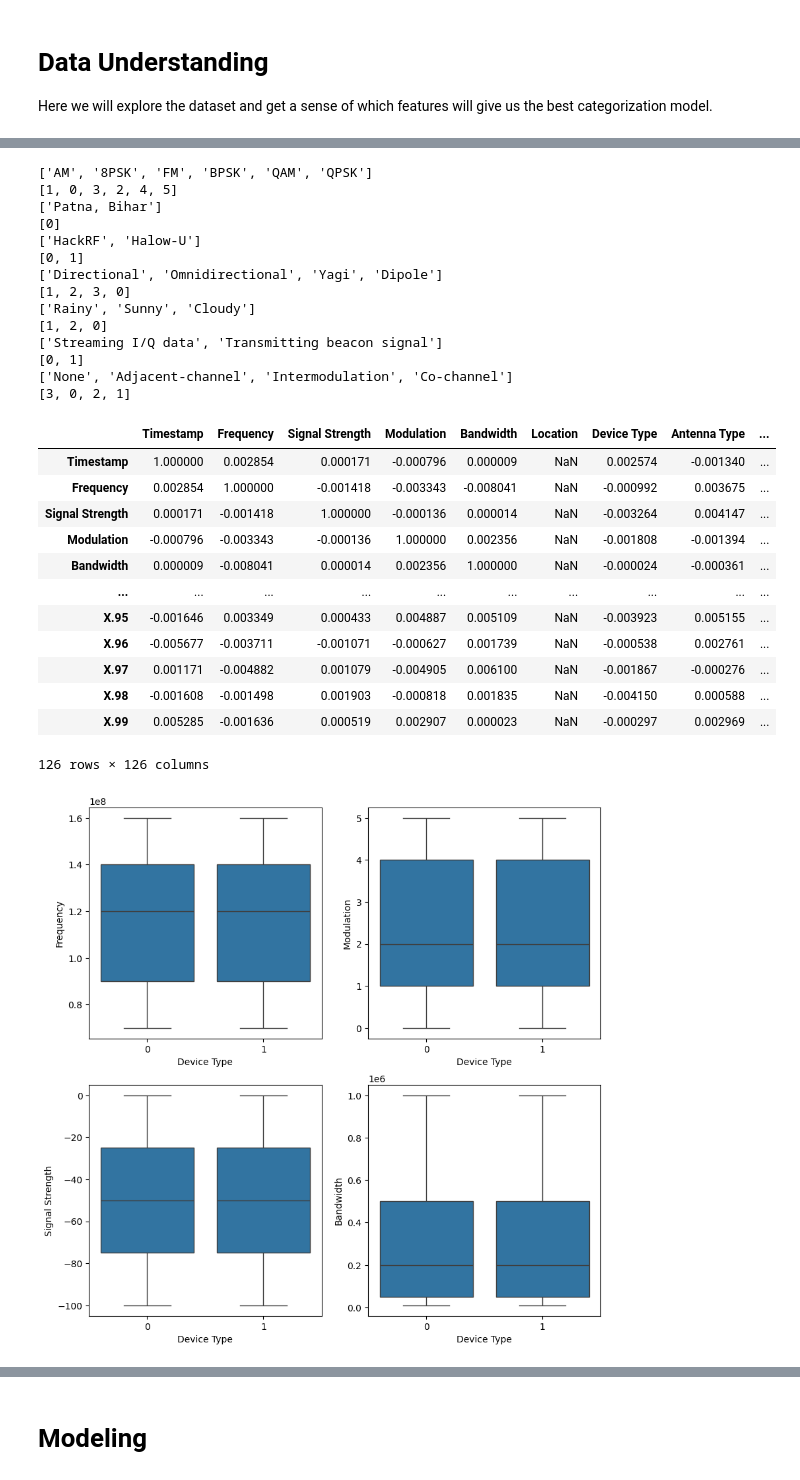
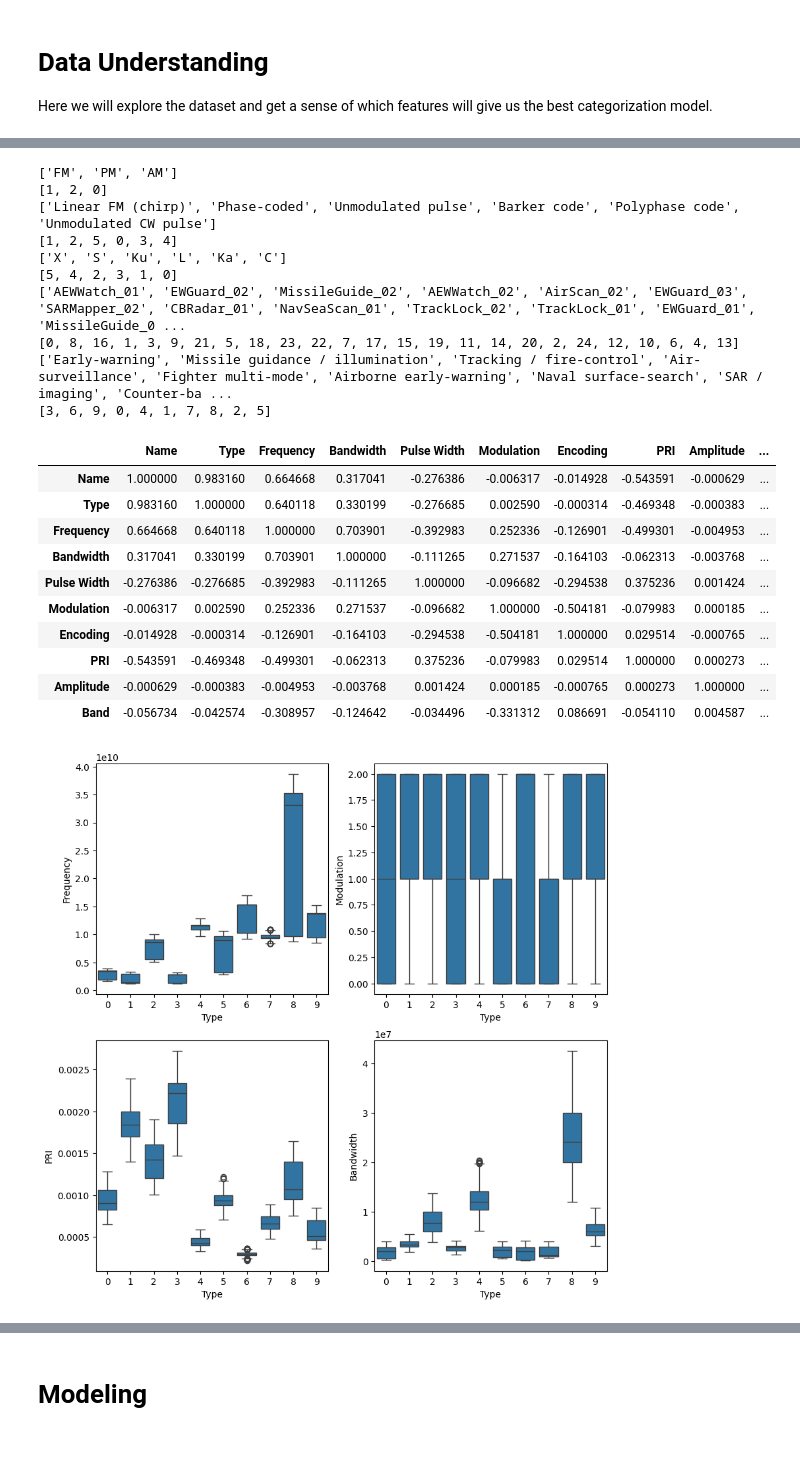
Before and after one commit to Nublaikhan/berkeley-ai-ml-cert, a Jupyter notebook: capstone/Capstone_EDA.ipynb, the cells around one changed output, grey strips where cells are left out. Cells and saved outputs as stored; diff of their text form; code cells hidden in the pictures; blank space fills up the shorter version.

```diff
--- a/capstone/Capstone_EDA.ipynb
+++ b/capstone/Capstone_EDA.ipynb
@@ -24,9 +28,10 @@ from sklearn.model_selection import GridSearchCV, train_test_split
 import warnings
 warnings.filterwarnings('ignore')
 # %%
-# Download latest version
-path = kagglehub.dataset_download("suraj520/rf-signal-data")
-df = pd.read_csv(path + "/logged_data.csv")
+# Generate the data
+import data.CapstoneDataGenerator as cdg
+cdg.generate_radar_dataset(num_samples=200000, output_path="data/radar_dataset_200k.zip")
+df = pd.read_csv("data/radar_dataset_200k.zip", compression='zip')
 print(df.info())
 # %% [output]
 <class 'pandas.core.frame.DataFrame'>
@@ -149,42 +110,31 @@ def LabelEncodeCol(dataframe : pd.DataFrame, col : str):
     print(dataframe[col].value_counts().index.to_list())
 
 
-LabelEncodeCol(df_num, 'Modulation')
-LabelEncodeCol(df_num, 'Location')
-LabelEncodeCol(df_num, 'Device Type')
-LabelEncodeCol(df_num, 'Antenna Type')
-LabelEncodeCol(df_num, 'Weather Condition')
-LabelEncodeCol(df_num, 'Device Status')
-df_num['Interference Type'] = df_num['Interference Type'].fillna('None')
-LabelEncodeCol(df_num, 'Interference Type')
-df_num['Air Pressure'] = df_num['Air Pressure'].fillna(0)
-df_num = df_num.drop('I/Q Data', axis=1)
-df_num.corr() # This is non-normalized
+LabelEncodeCol(df, 'Modulation')
+LabelEncodeCol(df, 'Encoding')
+LabelEncodeCol(df, 'Band')
+LabelEncodeCol(df, 'Name')
+LabelEncodeCol(df, 'Type')
+df.corr() # This is non-normalized
 # %% [output]
-['AM', '8PSK', 'FM', 'BPSK', 'QAM', 'QPSK']
-[1, 0, 3, 2, 4, 5]
-['Patna, Bihar']
-[0]
-['HackRF', 'Halow-U']
-[0, 1]
-['Directional', 'Omnidirectional', 'Yagi', 'Dipole']
-[1, 2, 3, 0]
-['Rainy', 'Sunny', 'Cloudy']
+['FM', 'PM', 'AM']
 [1, 2, 0]
-['Streaming I/Q data', 'Transmitting beacon signal']
-[0, 1]
-['None', 'Adjacent-channel', 'Intermodulation', 'Co-channel']
-[3, 0, 2, 1]
+['Linear FM (chirp)', 'Phase-coded', 'Unmodulated pulse', 'Barker code', 'Polyphase code', 'Unmodulated CW pulse']
+[1, 2, 5, 0, 3, 4]
+['X', 'S', 'Ku', 'L', 'Ka', 'C']
+[5, 4, 2, 3, 1, 0]
+['AEWWatch_01', 'EWGuard_02', 'MissileGuide_02', 'AEWWatch_02', 'AirScan_02', 'EWGuard_03', 'SARMapper_02', 'CBRadar_01', 'NavSeaScan_01', 'TrackLock_02', 'TrackLock_01', 'EWGuard_01', 'MissileGuide_0 ...
+[0, 8, 16, 1, 3, 9, 21, 5, 18, 23, 22, 7, 17, 15, 19, 11, 14, 20, 2, 24, 12, 10, 6, 4, 13]
+['Early-warning', 'Missile guidance / illumination', 'Tracking / fire-control', 'Air-surveillance', 'Fighter multi-mode', 'Airborne early-warning', 'Naval surface-search', 'SAR / imaging', 'Counter-ba ...
+[3, 6, 9, 0, 4, 1, 7, 8, 2, 5]
-|  | Timestamp | Frequency | Signal Strength | Modulation | Bandwidth | Location | Device Type | Antenna Type | ... |
-| Timestamp | 1.000000 | 0.002854 | 0.000171 | -0.000796 | 0.000009 | NaN | 0.002574 | -0.001340 | ... |
-| Frequency | 0.002854 | 1.000000 | -0.001418 | -0.003343 | -0.008041 | NaN | -0.000992 | 0.003675 | ... |
-| Signal Strength | 0.000171 | -0.001418 | 1.000000 | -0.000136 | 0.000014 | NaN | -0.003264 | 0.004147 | ... |
-| Modulation | -0.000796 | -0.003343 | -0.000136 | 1.000000 | 0.002356 | NaN | -0.001808 | -0.001394 | ... |
-| Bandwidth | 0.000009 | -0.008041 | 0.000014 | 0.002356 | 1.000000 | NaN | -0.000024 | -0.000361 | ... |
-| ... | ... | ... | ... | ... | ... | ... | ... | ... | ... |
-| X.95 | -0.001646 | 0.003349 | 0.000433 | 0.004887 | 0.005109 | NaN | -0.003923 | 0.005155 | ... |
-| X.96 | -0.005677 | -0.003711 | -0.001071 | -0.000627 | 0.001739 | NaN | -0.000538 | 0.002761 | ... |
-| X.97 | 0.001171 | -0.004882 | 0.001079 | -0.004905 | 0.006100 | NaN | -0.001867 | -0.000276 | ... |
-| X.98 | -0.001608 | -0.001498 | 0.001903 | -0.000818 | 0.001835 | NaN | -0.004150 | 0.000588 | ... |
-| X.99 | 0.005285 | -0.001636 | 0.000519 | 0.002907 | 0.000023 | NaN | -0.000297 | 0.002969 | ... |
+|  | Name | Type | Frequency | Bandwidth | Pulse Width | Modulation | Encoding | PRI | Amplitude | ... |
+| Name | 1.000000 | 0.983160 | 0.664668 | 0.317041 | -0.276386 | -0.006317 | -0.014928 | -0.543591 | -0.000629 | ... |
+| Type | 0.983160 | 1.000000 | 0.640118 | 0.330199 | -0.276685 | 0.002590 | -0.000314 | -0.469348 | -0.000383 | ... |
+| Frequency | 0.664668 | 0.640118 | 1.000000 | 0.703901 | -0.392983 | 0.252336 | -0.126901 | -0.499301 | -0.004953 | ... |
+| Bandwidth | 0.317041 | 0.330199 | 0.703901 | 1.000000 | -0.111265 | 0.271537 | -0.164103 | -0.062313 | -0.003768 | ... |
+| Pulse Width | -0.276386 | -0.276685 | -0.392983 | -0.111265 | 1.000000 | -0.096682 | -0.294538 | 0.375236 | 0.001424 | ... |
+| Modulation | -0.006317 | 0.002590 | 0.252336 | 0.271537 | -0.096682 | 1.000000 | -0.504181 | -0.079983 | 0.000185 | ... |
+| Encoding | -0.014928 | -0.000314 | -0.126901 | -0.164103 | -0.294538 | -0.504181 | 1.000000 | 0.029514 | -0.000765 | ... |
+| PRI | -0.543591 | -0.469348 | -0.499301 | -0.062313 | 0.375236 | -0.079983 | 0.029514 | 1.000000 | 0.000273 | ... |
+| Amplitude | -0.000629 | -0.000383 | -0.004953 | -0.003768 | 0.001424 | 0.000185 | -0.000765 | 0.000273 | 1.000000 | ... |
+| Band | -0.056734 | -0.042574 | -0.308957 | -0.124642 | -0.034496 | -0.331312 | 0.086691 | -0.054110 | 0.004587 | ... |
-126 rows × 126 columns
@@ -215,10 +141,10 @@ df_clean = df_clean.fillna(0)
 # %%
 fit, axes = plt.subplots(2,2,figsize=(10,10))
-sns.boxplot(data=df_clean, x='Device Type', y='Frequency', ax=axes[0,0])
-sns.boxplot(data=df_clean, x='Device Type', y='Signal Strength', ax=axes[1,0])
-sns.boxplot(data=df_clean, x='Device Type', y='Modulation', ax=axes[0,1])
-sns.boxplot(data=df_clean, x='Device Type', y='Bandwidth', ax=axes[1,1])
+sns.boxplot(data=df, x='Type', y='Frequency', ax=axes[0,0])
+sns.boxplot(data=df, x='Type', y='PRI', ax=axes[1,0])
+sns.boxplot(data=df, x='Type', y='Modulation', ax=axes[0,1])
+sns.boxplot(data=df, x='Type', y='Bandwidth', ax=axes[1,1])
 
 plt.show()
 # %% [output]
-[figure, old version]
+[figure, new version]
```
Also changed, not shown: parts of 39 cells of this notebook, 4 other files.
